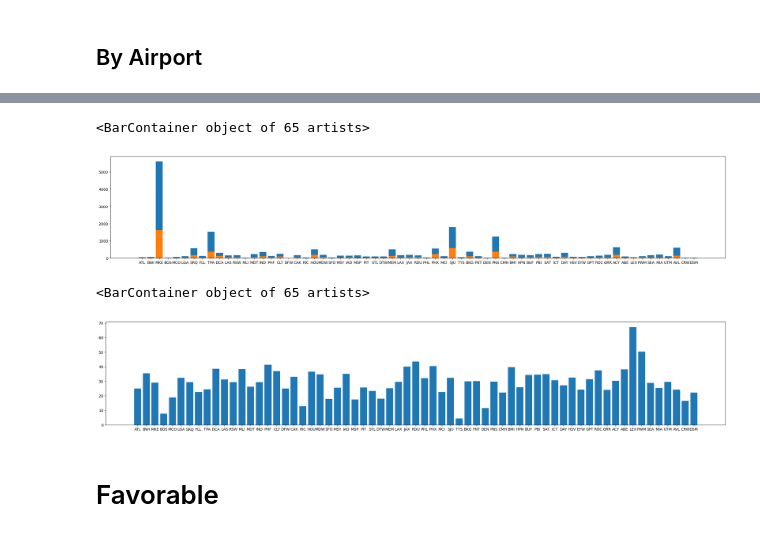
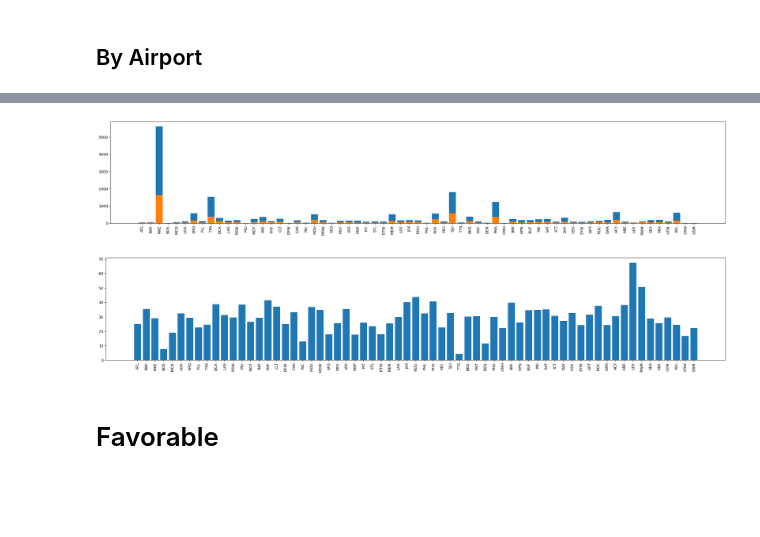
Before and after one commit to ltcolscotty/AirlinesProject, a Jupyter notebook: AirlineAnalysis.ipynb, the cells around one changed output, grey strips where cells are left out. Saved outputs shown, nothing was run; the diff lists cells and outputs as text; code cells hidden in the pictures; blank space fills up the shorter version.

```diff
--- a/AirlineAnalysis.ipynb
+++ b/AirlineAnalysis.ipynb
@@ -215,19 +185,21 @@ ax.set(ylabel='Percent of flights delayed', xlabel='Airport Code' , title='% of
 # %%
 y_result6A = y_result4.groupby(['AirportTo'])['Delay'].sum()
 y_result6B = y_result4.groupby(['AirportTo'])['Delay'].count()
 y_result6C = y_result6A.div(y_result6B).multiply(100)
 
 plt.figure(figsize=(30,5))
 plt.bar(airport_list_To, y_result6B)
 plt.bar(airport_list_To, y_result6A)
+plt.xticks(airport_list_To, rotation='vertical')
+plt.show()
 # %% [output]
-<BarContainer object of 65 artists>
-[figure, old version]
+[figure, new version]
 # %%
 plt.figure(figsize=(30,5))
 plt.bar(airport_list_To, y_result6C)
+plt.xticks(airport_list_To, rotation='vertical')
+plt.show()
 # %% [output]
-<BarContainer object of 65 artists>
-[figure, old version]
+[figure, new version]
 # %% [markdown]
 # Favorable
```
Also changed, not shown: parts of 6 cells of this notebook.
